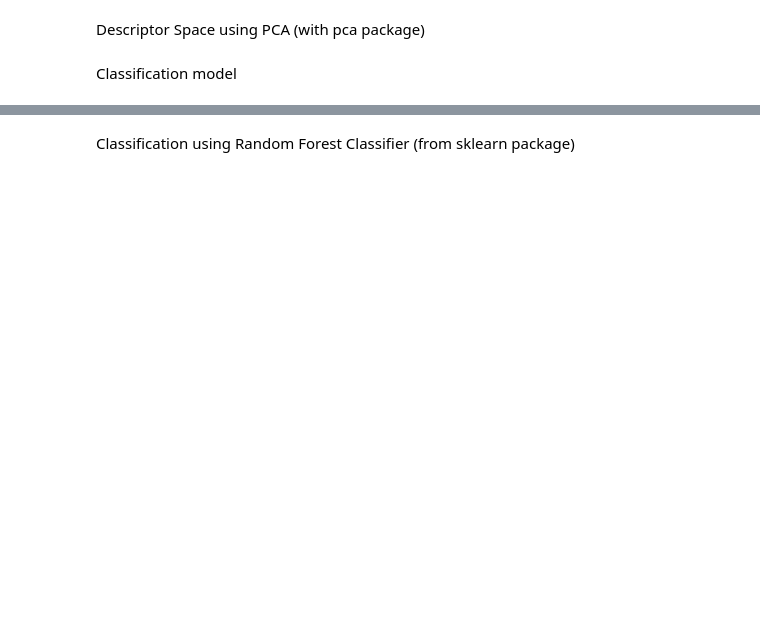
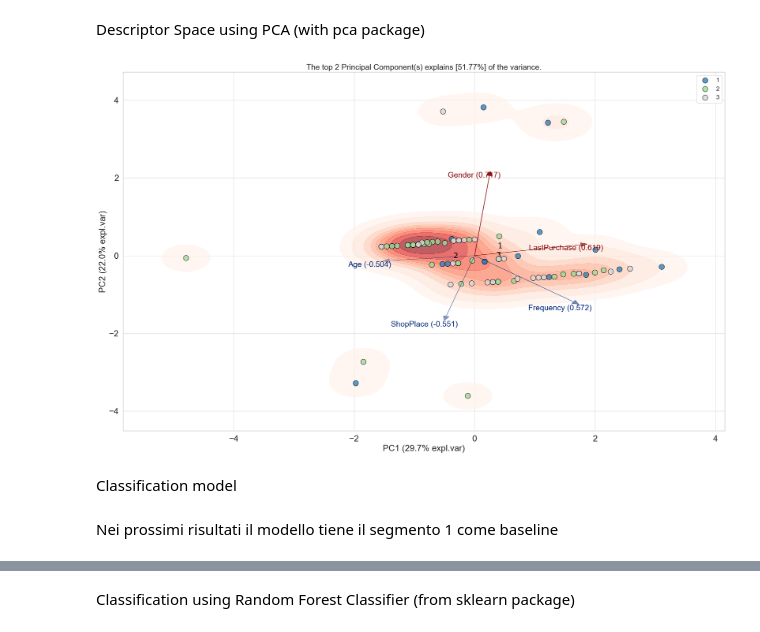
Before and after one commit to FraSeb6/Maketing_analysis, a Jupyter notebook: segmentation.ipynb, the cells around one changed output, grey strips where cells are left out. Saved outputs shown, nothing was run; the diff lists cells and outputs as text; code cells hidden in the pictures; blank space fills up the shorter version.

```diff
--- a/segmentation.ipynb
+++ b/segmentation.ipynb
@@ -528,16 +589,22 @@ Descriptor Space using PCA (with pca package)
 # %%
 # Produce a PCA Biplot (i.e. PCA plot + Loadings plot) also featuring kernel densities using the pca package (documentation available at https://erdogant.github.io/pca)
 
-model = pca(n_components=2,normalize=True)
+cols_for_pca = ['Gender', 'Age', 'LastPurchase', 'Frequency', 'ShopPlace']
 
-features = akuna_descriptor_data.drop(columns="SegmentKM")
-segments = akuna_descriptor_data.SegmentKM
+features_pca = akuna_descriptor_data[cols_for_pca]
 
-# Fit transform
-results = model.fit_transform(features,verbose=False)
-# Make biplot with the number of features
-# Strenght of the loadings are shown in two colors (red=strong, blue=weak)
-fig, ax = model.biplot(labels=segments,verbose=0,density=True);
+model = pca(n_components=2, normalize=True)
+results = model.fit_transform(features_pca, verbose=False)
+
+fig, ax = model.biplot(
+    labels=akuna_descriptor_data.SegmentKM,
+    verbose=0,
+    density=True,
+    arrowdict={'color': 'red', 'linewidth': 1.5}  )
+# %% [output]
+[figure, added]
 # %% [markdown]
 Classification model
+# %% [markdown]
+Nei prossimi risultati il modello tiene il segmento 1 come baseline
 # %%
```
Also changed, not shown: parts of 15 cells of this notebook.
